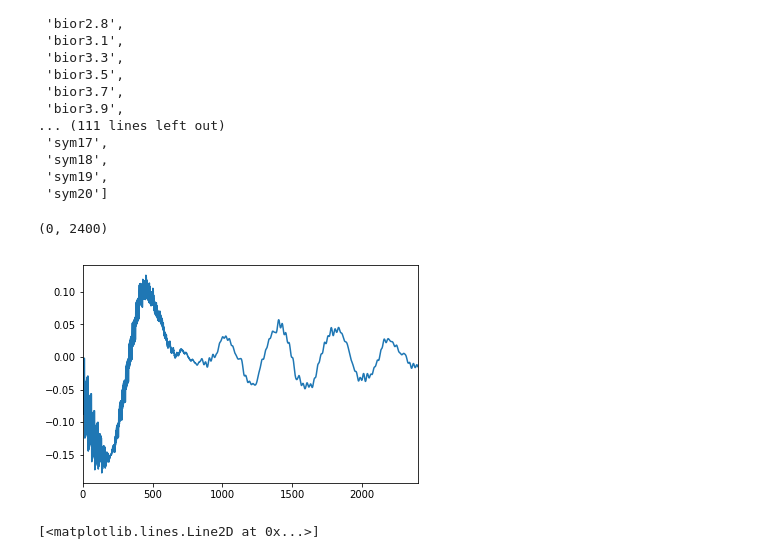
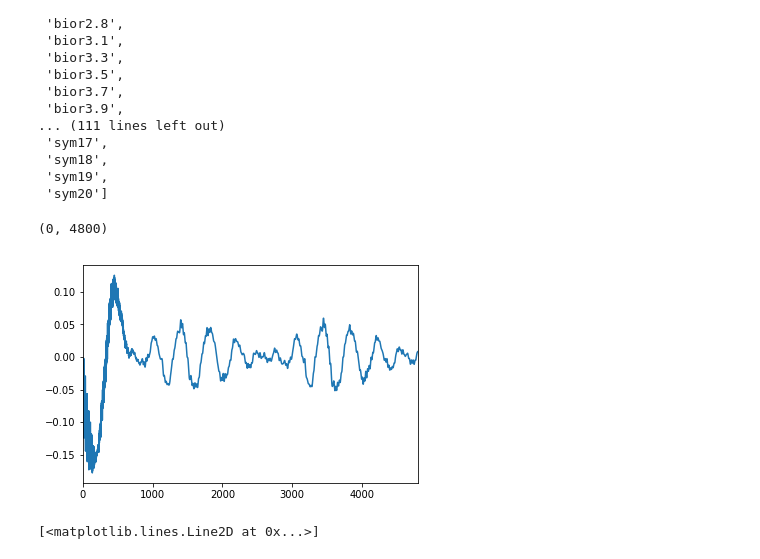
Before and after one commit to AhmadChaiban/War_on_arrhythmia, a Jupyter notebook: Thesis_Notebook.ipynb, the cells around one changed output. Drawn from its saved outputs; the diff is of its cells as text; code cells hidden in the pictures.

```diff
--- a/Thesis_Notebook.ipynb
+++ b/Thesis_Notebook.ipynb
@@ -76,5 +78,5 @@ MIT_signal_head.record_name
 # %%
-MIT_signal_whole = wfdb.io.rdsamp("C:/Users/ahmad/Desktop/UC3M/Thesis/Python_Workspace/Code_thesis/Data_thesis/MIT/104")
+MIT_signal_whole = wfdb.io.rdsamp("C:/Users/ahmad/Desktop/UC3M/Thesis/Python_Workspace/Code_thesis/Data_thesis/MIT/102")
 
 def signal_creator(MIT_signal_whole):
     MIT_data = []
@@ -1095,9 +1174,9 @@ pywt.wavelist()
 # %%
 wavelet1 = pywt.cwt(MIT_signal,200,"mexh")
 plt.plot(wavelet1[0][0])
-plt.xlim(0,2400)
+plt.xlim(0,4800)
 # %% [output]
-(0, 2400)
+(0, 4800)
-[figure, old version]
+[figure, new version]
 # %%
 fourier1 = fft(wavelet1[0][0])
```
Also changed, not shown: parts of 53 cells of this notebook.
